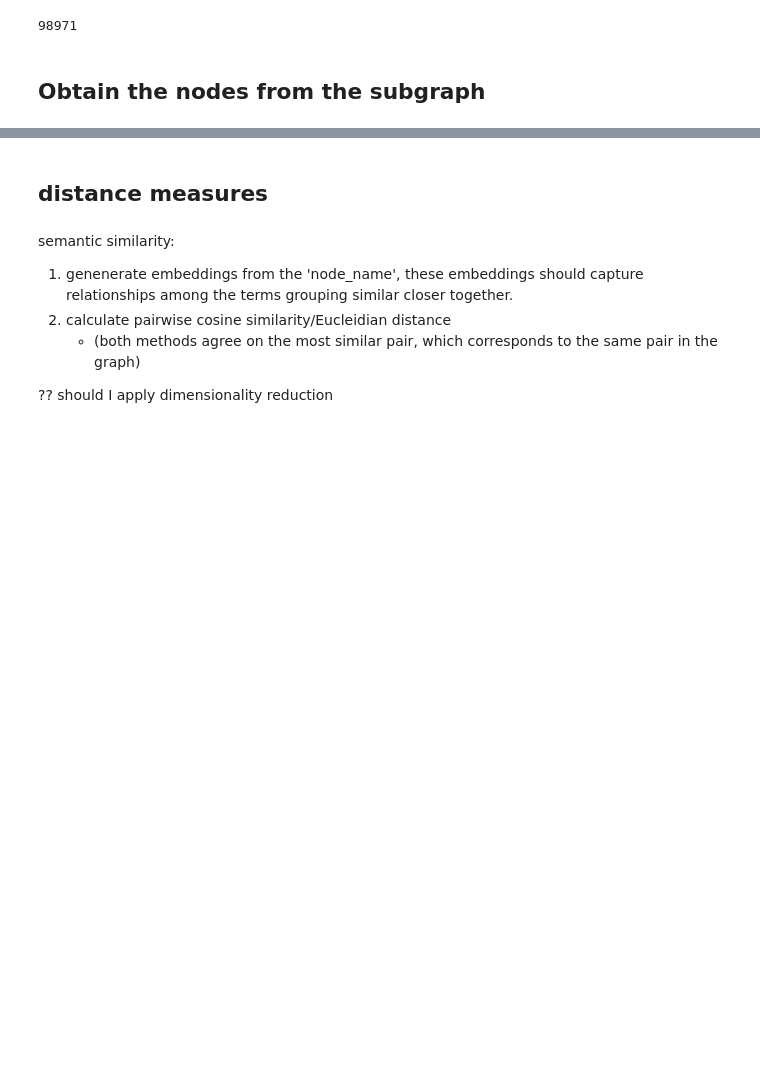
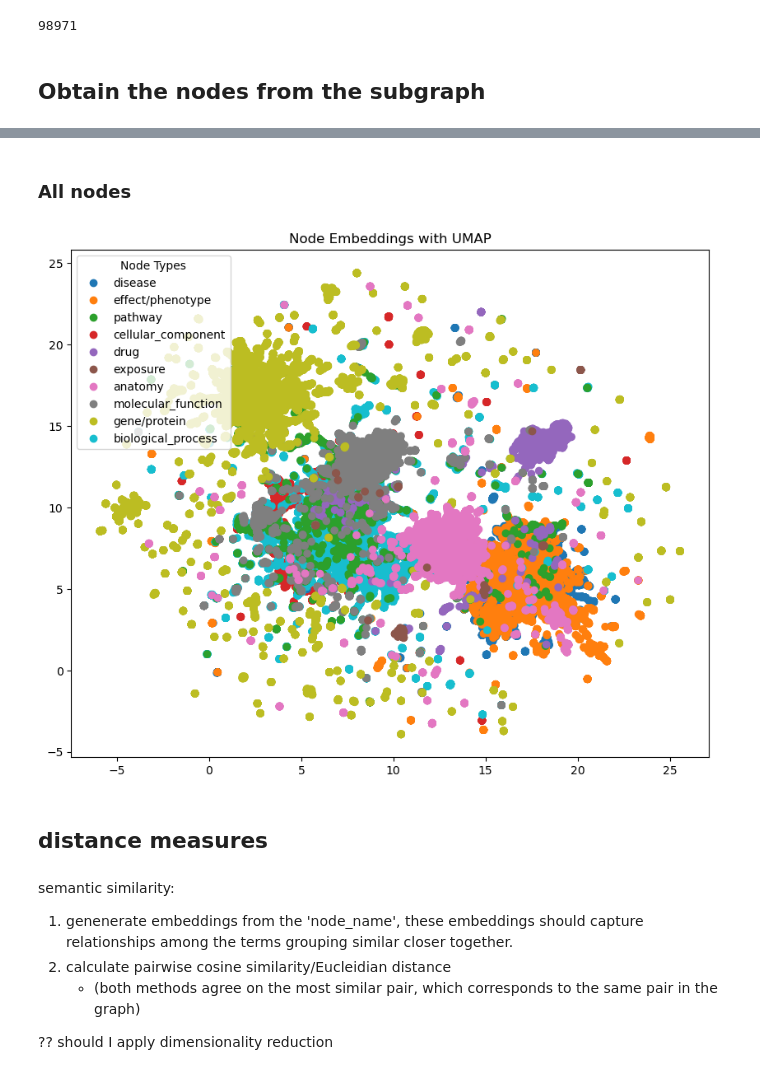
Before and after one commit to laurasck14/KG-RAG, a Jupyter notebook: embedding_evaluation.ipynb, the cells around one changed output, grey strips where cells are left out. Saved outputs shown, nothing was run; the diff lists cells and outputs as text; code cells hidden in the pictures; blank space fills up the shorter version.

```diff
--- a/embedding_evaluation.ipynb
+++ b/embedding_evaluation.ipynb
@@ -299,3 +352,31 @@ plt.show()
+# %% [markdown]
+### All nodes
+# %%
+reducer = umap.UMAP(n_components=2, random_state=42)
+
+embeddings = np.array([node.embedding for node in all_nodes_embedded])
+embeddings_reduced = reducer.fit_transform(embeddings)
+embeddings_reduced.shape
+
+
+# plot the embeddings according to the "node_type" from the reduced_embeddings variable
+plt.figure(figsize=(10, 8))  # Increase the figure size
+
+# Convert labels to numerical values for coloring
+labels = [node.metadata['node_type'] for node in all_nodes_embedded]
+label_to_num = {label: idx for idx, label in enumerate(set(labels))}
+numeric_labels = [label_to_num[label] for label in labels]
+
+legend_labels = list(label_to_num.keys())
+
+# Create a scatter plot of the reduced embeddings
+
+scatter = plt.scatter(embeddings_reduced[:, 0], embeddings_reduced[:, 1], c=numeric_labels, cmap='tab10')
+plt.legend(handles=scatter.legend_elements()[0], labels=legend_labels, title="Node Types", loc="upper left")
+plt.title("Node Embeddings with UMAP")
+plt.show()
+# %% [output]
+[figure, added]
 # %% [markdown]
 ## distance measures
 # %%
```
Also changed, not shown: parts of 24 cells of this notebook.
